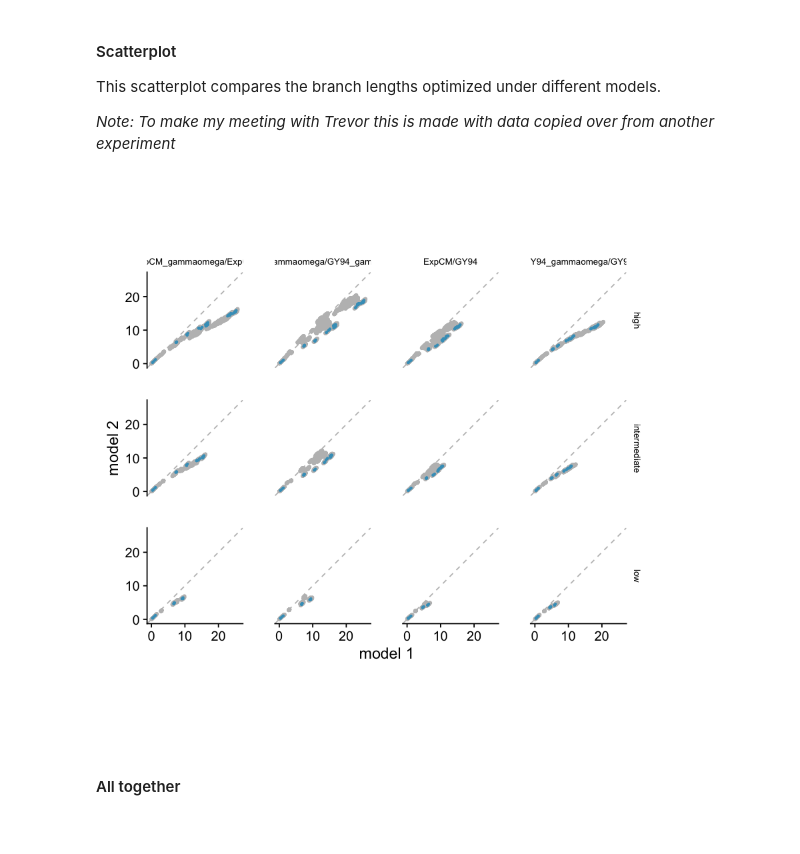
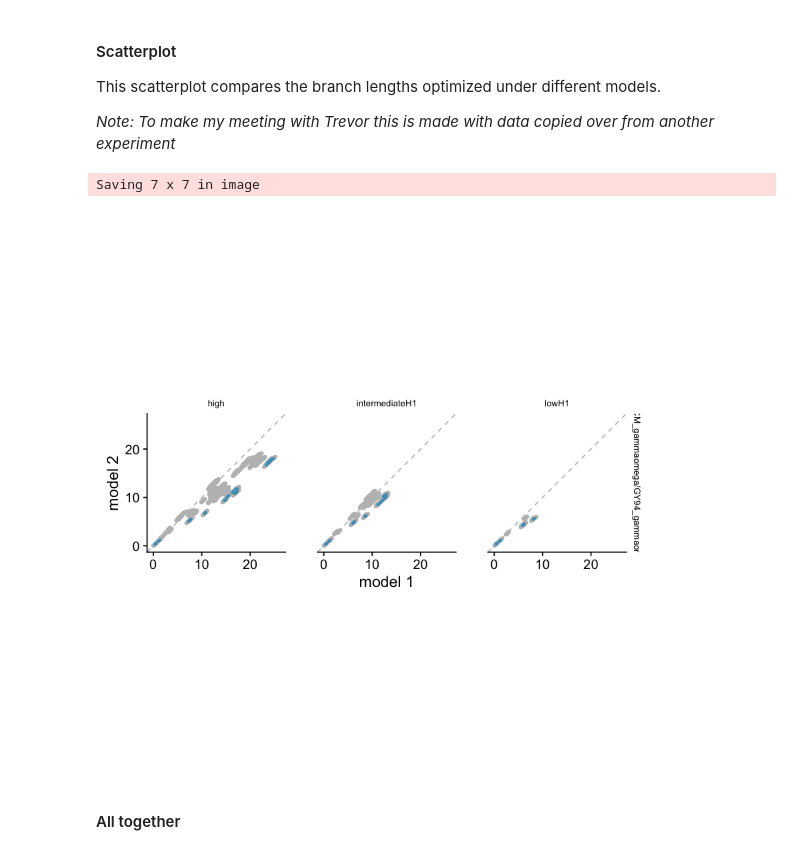
Before and after one commit to jbloomlab/divergence_timing_manuscript, a Jupyter notebook: manuscript/figures/figures.ipynb, the cells around one changed output. Saved outputs shown, nothing was run; the diff lists cells and outputs as text; code cells hidden in the pictures.

Commit message:
small tweak to model feature figure

```diff
--- a/manuscript/figures/figures.ipynb
+++ b/manuscript/figures/figures.ipynb
@@ -403,16 +412,18 @@ This scatterplot compares the branch lengths optimized under different models.
 
 *Note: To make my meeting with Trevor this is made with data copied over from another experiment*
 # %%
-doud = read.csv("../../analysis/HA/branch_lengths/outputs/model_by_model.csv") %>% filter(alignment_ref == "WSN" & bootstrap == "phydms")
+doud = read.csv("../../analysis/HA/branch_lengths/outputs/model_by_model.csv") %>% filter(model_pair_long == "ExpCM_gammaomega_Doud/GY94_gammaomega_0" & divergence_level %in% c("high", "intermediateH1", "lowH1"))
 m <- ceiling(max(max(doud$distance1), max(doud$distance2)))
 doud_branch_lengths = ggplot(doud, aes(distance1, distance2)) + geom_abline(intercept=0, slope=1, color = "grey", linetype="dashed") + geom_point(size=1.0, color="grey")
-doud_branch_lengths = doud_branch_lengths + facet_grid(divergence_level~ model_pair)
+doud_branch_lengths = doud_branch_lengths + facet_grid(model_pair ~ divergence_level)
 doud_branch_lengths = doud_branch_lengths + theme(strip.background = element_blank(), strip.text = element_text(size=8), legend.position="bottom", panel.spacing = unit(2, "lines"), panel.border = element_rect(colour = "black"))
 doud_branch_lengths = doud_branch_lengths + xlim(c(0,m)) + ylim(c(0,m)) + coord_fixed()
 doud_branch_lengths = doud_branch_lengths + xlab("model 1") + ylab("model 2") + geom_point(size = 0.5, data = subset(doud, from_ref == 'WSN'), color=blue)
 doud_branch_lengths
+ggsave("_temp_doud_branchLengths.png")
 # %% [output]
+Saving 7 x 7 in image
-[figure, old version]
+[figure, new version]
 # %% [markdown]
 #### All together
 # %%
```
Also changed, not shown: parts of 3 cells of this notebook, 3 other files.
